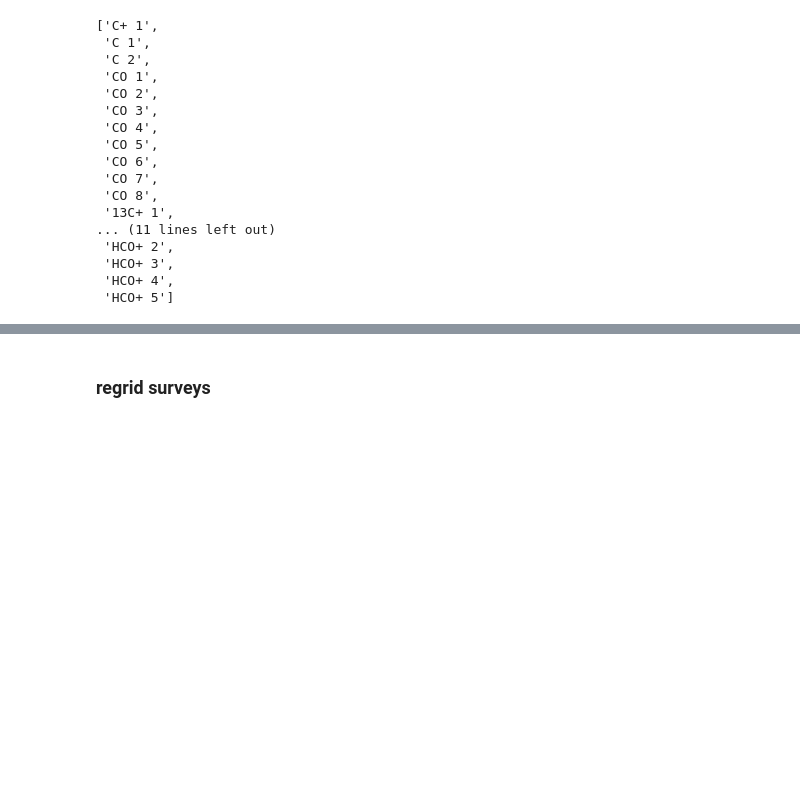
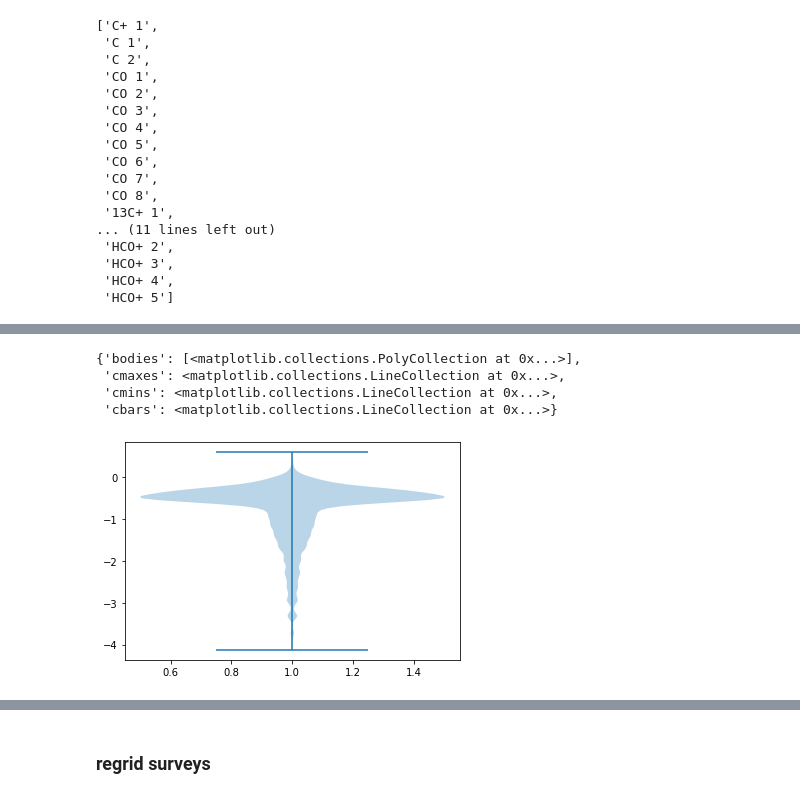
Before and after one commit to CraigYanitski/kosmatau3d, a Jupyter notebook: notebooks/model selection/model_comparison.ipynb, the cells around one changed output, grey strips where cells are left out. Cells and saved outputs as stored; diff of their text form; code cells hidden in the pictures; blank space fills up the shorter version.

```diff
--- a/notebooks/model selection/model_comparison.ipynb
+++ b/notebooks/model selection/model_comparison.ipynb
@@ -189,0 +205,12 @@ model.intensity_species[:, 4, :, 3].min()
+# %%
+import matplotlib.pyplot as plt
+
+data = model.intensity_species[:, 4, :, 3]-model.intensity_dust[4, :, :].mean(1)
+i_nan = data <= 0
+plt.violinplot([np.log10(data[~i_nan]).flatten()], widths=1)
+# %% [output]
+{'bodies': [<matplotlib.collections.PolyCollection at 0x...>],
+ 'cmaxes': <matplotlib.collections.LineCollection at 0x...>,
+ 'cmins': <matplotlib.collections.LineCollection at 0x...>,
+ 'cbars': <matplotlib.collections.LineCollection at 0x...>}
+[figure, added]
```
Also changed, not shown: parts of 17 cells of this notebook.
